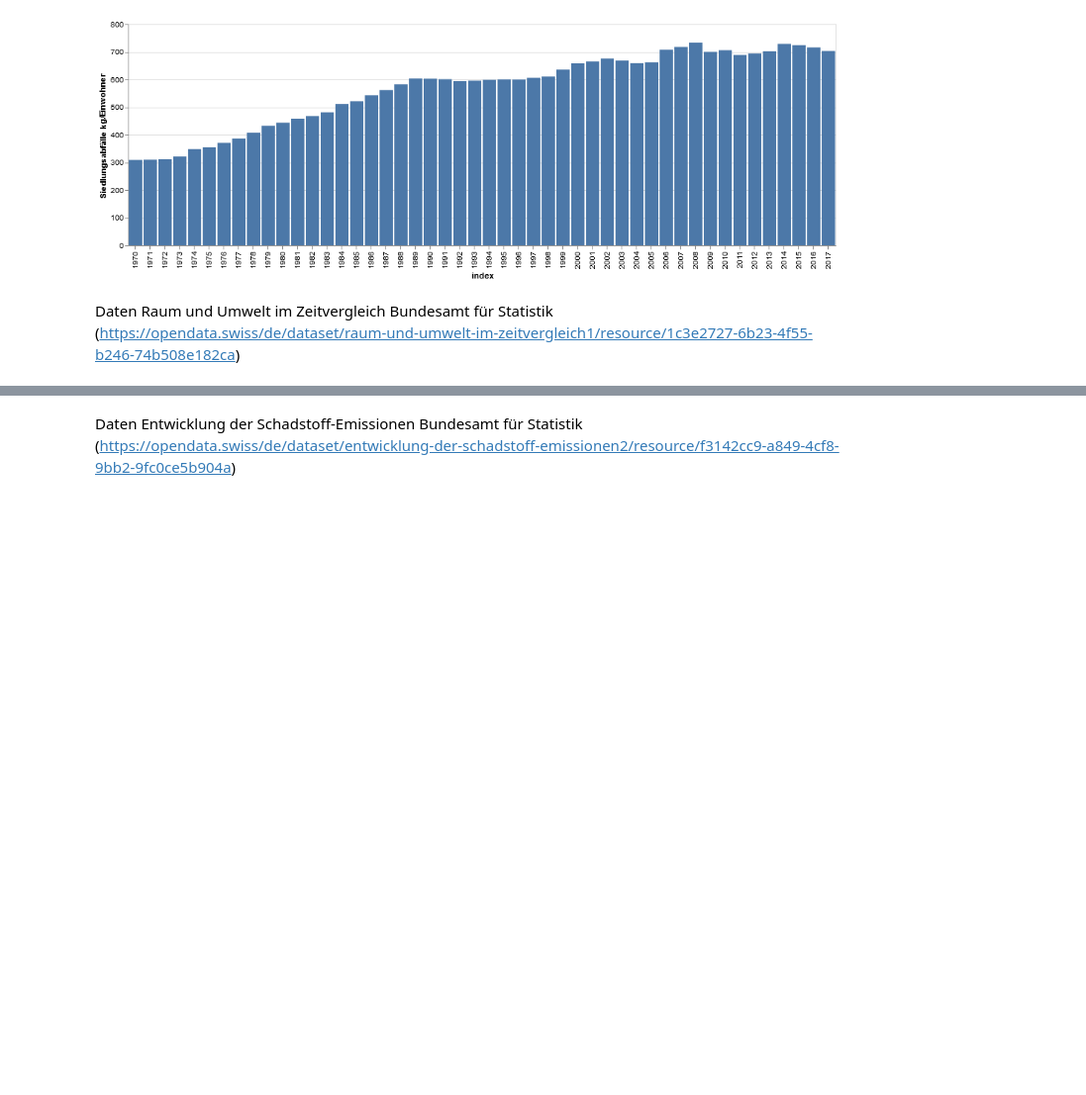
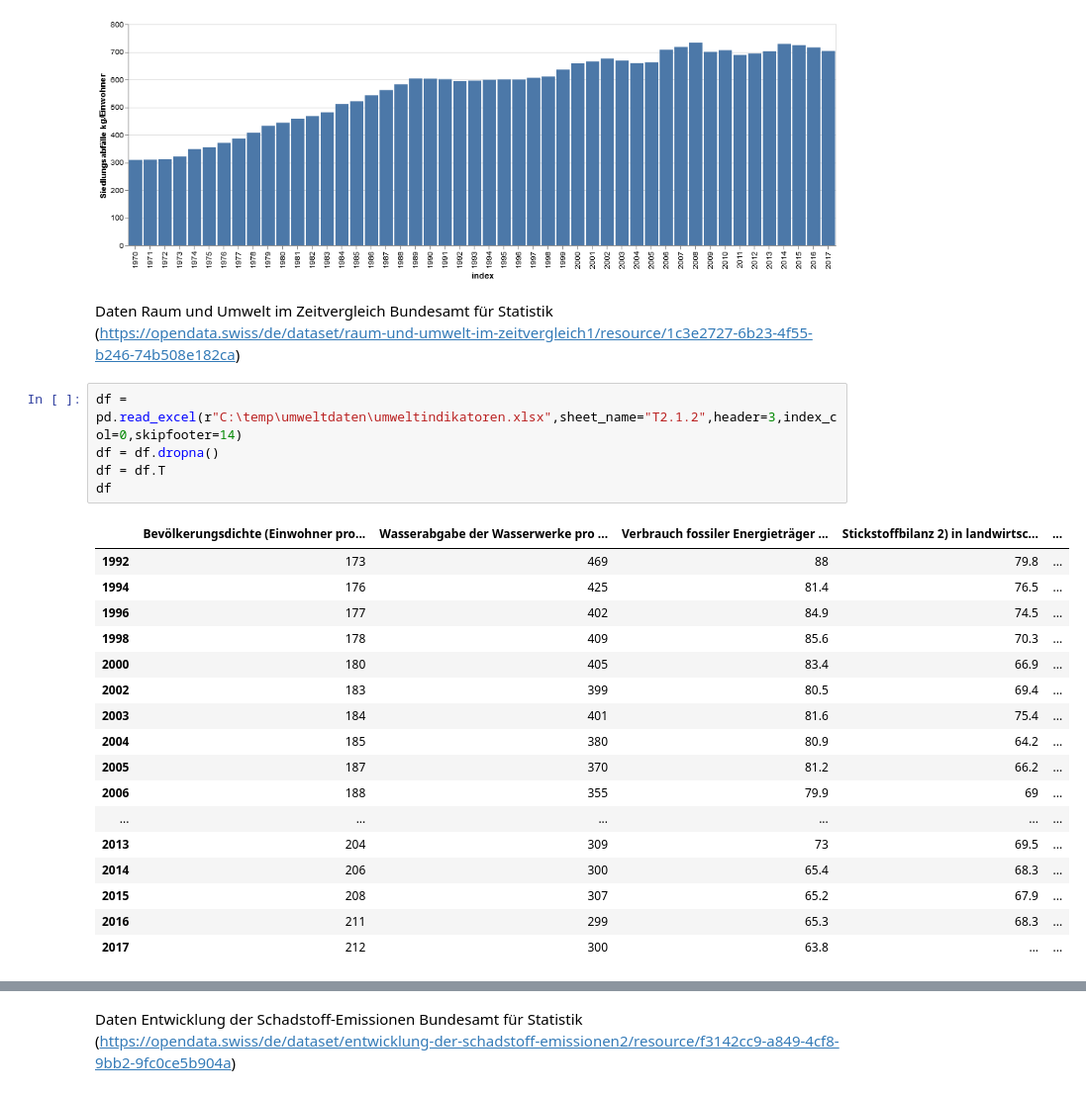
Before and after one commit to juergmannes/python_playground, a Jupyter notebook: altair.ipynb, the cells around one changed output, grey strips where cells are left out. Shown at 99% size. Saved outputs shown, nothing was run; the diff lists cells and outputs as text; blank space fills up the shorter version.

```diff
--- a/altair.ipynb
+++ b/altair.ipynb
@@ -18,3 +36,26 @@ alt.Chart(df.reset_index()).mark_bar().encode(x="index:O",y="Siedlungsabfälle k
 [figure]
 # %% [markdown]
 Daten Raum und Umwelt im Zeitvergleich Bundesamt für Statistik (https://opendata.swiss/de/dataset/raum-und-umwelt-im-zeitvergleich1/resource/1c3e2727-6b23-4f55-b246-74b508e182ca)
+# %%
+df = pd.read_excel(r"C:\temp\umweltdaten\umweltindikatoren.xlsx",sheet_name="T2.1.2",header=3,index_col=0,skipfooter=14)
+df = df.dropna()
+df = df.T
+df
+# %% [output]
+|  | Bevölkerungsdichte (Einwohner pro... | Wasserabgabe der Wasserwerke pro ... | Verbrauch fossiler Energieträger ... | Stickstoffbilanz 2) in landwirtsc... | ... |
+| 1992 | 173 | 469 | 88 | 79.8 | ... |
+| 1994 | 176 | 425 | 81.4 | 76.5 | ... |
+| 1996 | 177 | 402 | 84.9 | 74.5 | ... |
+| 1998 | 178 | 409 | 85.6 | 70.3 | ... |
+| 2000 | 180 | 405 | 83.4 | 66.9 | ... |
+| 2002 | 183 | 399 | 80.5 | 69.4 | ... |
+| 2003 | 184 | 401 | 81.6 | 75.4 | ... |
+| 2004 | 185 | 380 | 80.9 | 64.2 | ... |
+| 2005 | 187 | 370 | 81.2 | 66.2 | ... |
+| 2006 | 188 | 355 | 79.9 | 69 | ... |
+| ... | ... | ... | ... | ... | ... |
+| 2013 | 204 | 309 | 73 | 69.5 | ... |
+| 2014 | 206 | 300 | 65.4 | 68.3 | ... |
+| 2015 | 208 | 307 | 65.2 | 67.9 | ... |
+| 2016 | 211 | 299 | 65.3 | 68.3 | ... |
+| 2017 | 212 | 300 | 63.8 | … | ... |
```
Also changed, not shown: parts of 2 cells of this notebook.
